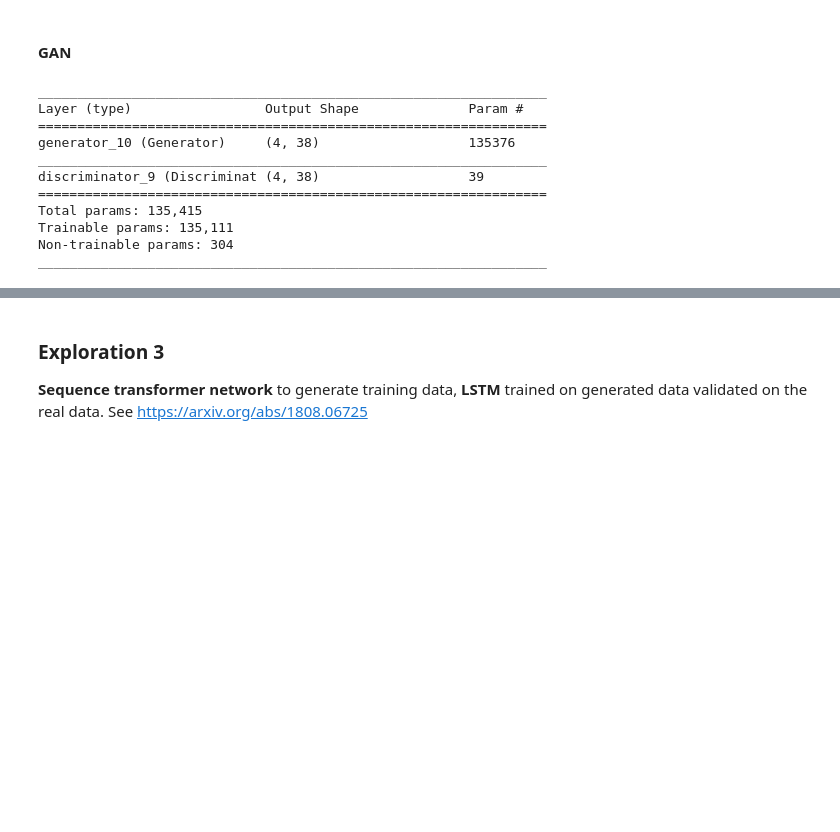
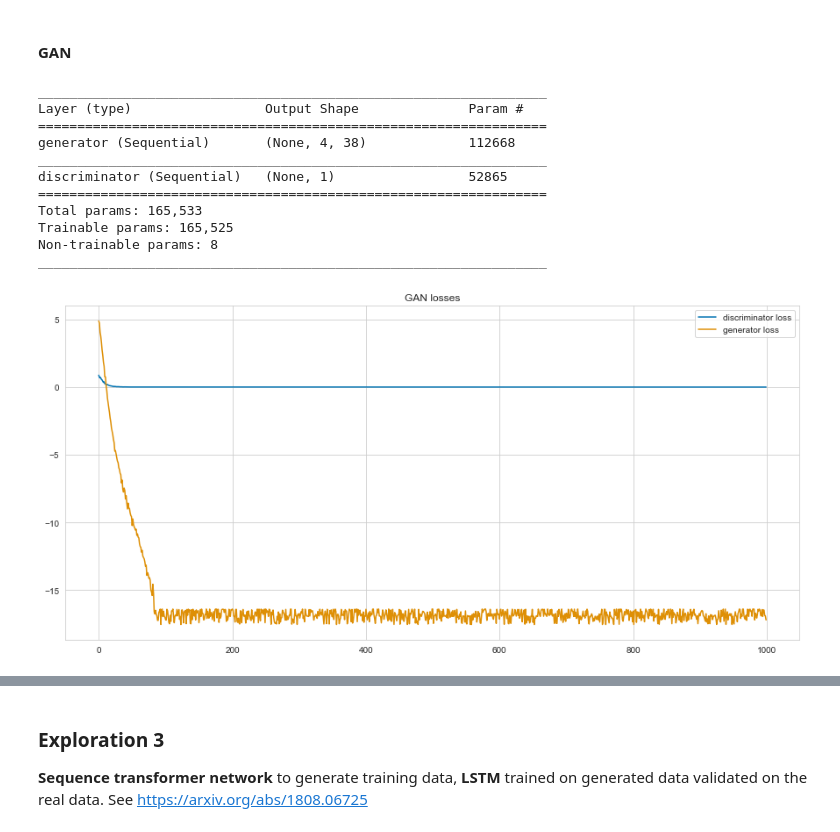
Before and after one commit to denominations-io/macroeconomics, a Jupyter notebook: model_one.ipynb, the cells around one changed output, grey strips where cells are left out. Drawn from its saved outputs; the diff is of its cells as text; code cells hidden in the pictures; blank space fills up the shorter version.

```diff
--- a/model_one.ipynb
+++ b/model_one.ipynb
@@ -380,50 +355,58 @@ from sklearn.metrics import mean_squared_error
 # %%
 def build_gan(gan_params, generator_params, discriminator_params):
-    g = Generator({**gan_params, **generator_params})
-    g.compile(loss='binary_crossentropy', optimizer=Adam(lr=generator_params['lr']))
-    d = Discriminator({**gan_params, **discriminator_params})
-    d.compile(loss='binary_crossentropy', optimizer=Adam(lr=discriminator_params['lr']))
+    g = build_generator({**gan_params, **generator_params})
+    g.compile(loss='binary_crossentropy', optimizer=Adam(lr=generator_params['lr']), metrics=['mae'])
+    d = build_discriminator({**gan_params, **discriminator_params})
+    d.compile(loss='binary_crossentropy', optimizer=Adam(lr=discriminator_params['lr']), metrics=['binary_accuracy'])
     gan = Sequential(name='gan')
     gan.add(g)
     gan.add(d)
     gan.summary()
-    gan.compile(loss='binary_crossentropy', optimizer=Adam(lr=gan_params['lr']))
-    return g, d, gan
+    gan.compile(loss='binary_crossentropy', optimizer=Adam(lr=gan_params['lr']), metrics=['mae', 'binary_accuracy'])
+    return gan
 # %%
-generator, discriminator, gan = build_gan(gan_params, generator_params, discriminator_params)
+gan = build_gan(gan_params, generator_params, discriminator_params)
 # %% [output]
 _________________________________________________________________
 Layer (type)                 Output Shape              Param #
 =================================================================
-generator_10 (Generator)     (4, 38)                   135376
+generator (Sequential)       (None, 4, 38)             112668
 _________________________________________________________________
-discriminator_9 (Discriminat (4, 38)                   39
+discriminator (Sequential)   (None, 1)                 52865
 =================================================================
-Total params: 135,415
-Trainable params: 135,111
-Non-trainable params: 304
+Total params: 165,533
+Trainable params: 165,525
+Non-trainable params: 8
 _________________________________________________________________
 # %%
 def train_gan(real, batch_size, params):
-    d_loss = []
-    g_loss = []
+    g_metrics = []
+    d_metrics = []
+
     for i in range(params['num_epochs']):
+        generator = gan.get_layer('generator')
+        discriminator = gan.get_layer('discriminator')
+
         # Select random samples from the real data as part of the training batch
         random_index = np.random.randint(0, len(real) - batch_size / 2)
         batch_real = real[random_index:int(random_index + batch_size / 2)]
         batch_synth = np.random.rand(int(batch_size / 2), params['sequence_length'], real.shape[2])
         combined = np.concatenate([batch_real, batch_synth], axis=0)
+        disc_labels = np.concatenate([np.ones(int(batch_size / 2)), np.zeros(int(batch_size / 2))], axis=0)
+        permutation = np.random.permutation(len(combined))
 
         # Train the discriminator and generator
-        g_loss.append(generator.train_on_batch(batch_synth, batch_real))
-        d_loss.append(discriminator.train_on_batch(combined, disc_labels))
-    return d_loss, g_loss
+        g_metrics.append(generator.train_on_batch(batch_synth, batch_real))
+        d_metrics.append(discriminator.train_on_batch(combined[permutation], disc_labels[permutation]))
+    return d_metrics, g_metrics
 # %%
-d_loss, g_loss = train_gan(real, gan_params['batch_size'], gan_params)
+d_metrics, g_metrics = train_gan(real, gan_params['batch_size'], gan_params)
 # %%
 plt.figure(figsize=(15,7))
-plt.plot(d_loss, label='discriminator loss')
-plt.plot(g_loss, label='generator loss')
+plt.plot([metrics[0] for metrics in d_metrics], label='discriminator loss')
+plt.plot([metrics[0] for metrics in g_metrics], label='generator loss')
 plt.legend()
 plt.title('GAN losses')
 plt.show()
+# %% [output]
+[figure, added]
```
Also changed, not shown: parts of 20 cells of this notebook.
